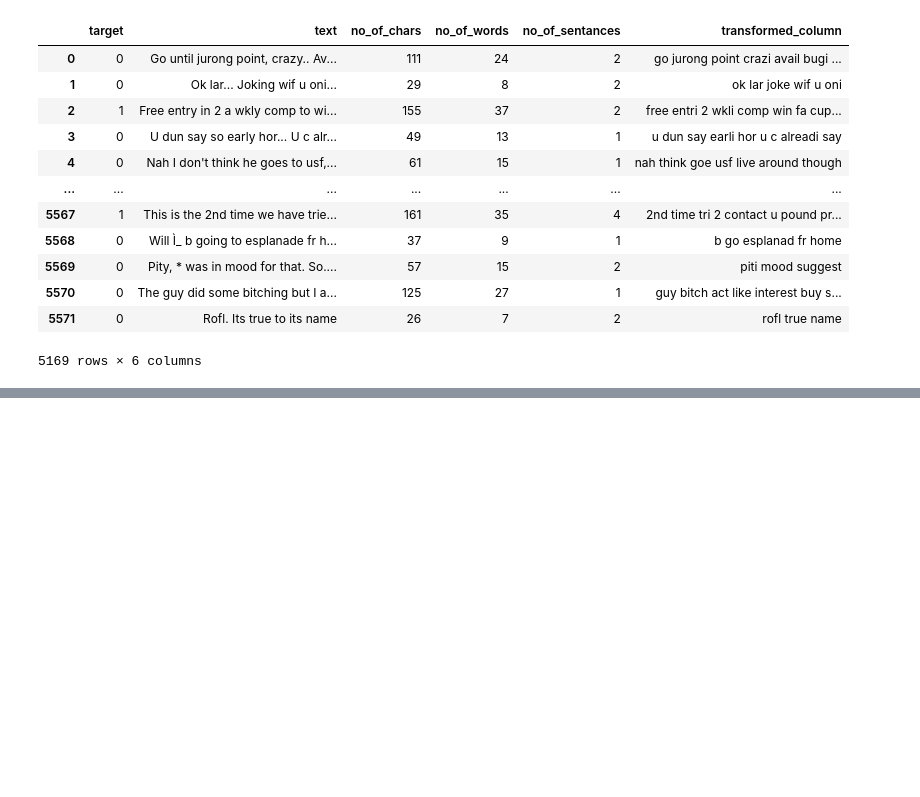
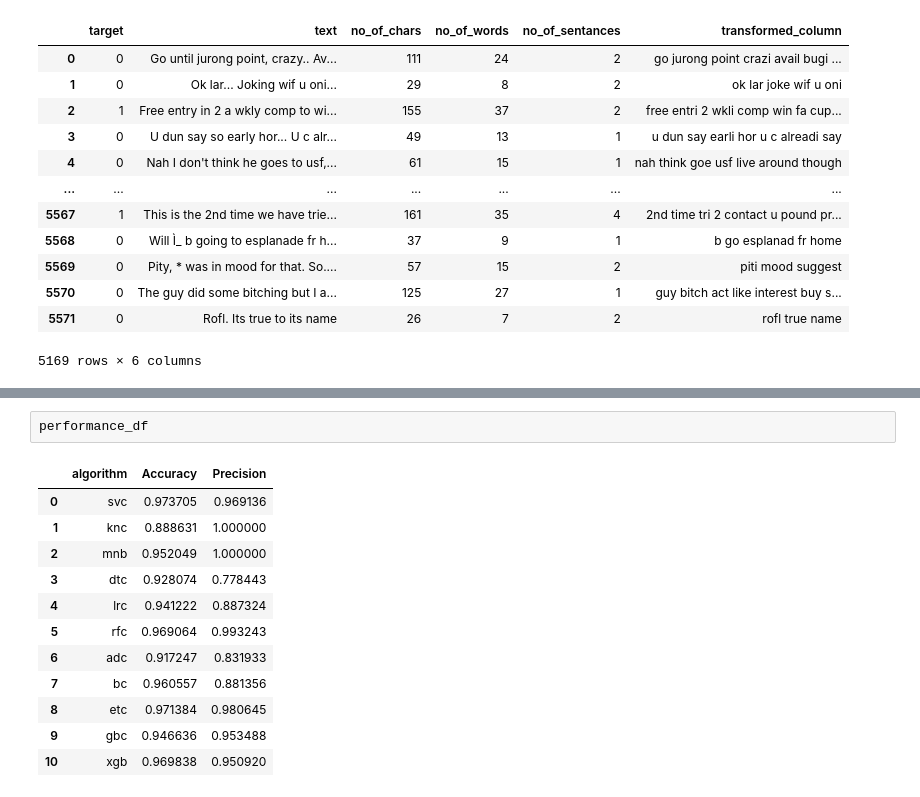
Before and after one commit to HarshXtech/real-world-machine-learning-project, a Jupyter notebook: spam-email-classifier/sms spam classifier.ipynb, the cells around one changed output, grey strips where cells are left out. Saved outputs shown, nothing was run; the diff lists cells and outputs as text; blank space fills up the shorter version.

```diff
--- a/spam-email-classifier/sms spam classifier.ipynb
+++ b/spam-email-classifier/sms spam classifier.ipynb
@@ -329,0 +482,15 @@ df
+# %%
+performance_df
+# %% [output]
+|  | algorithm | Accuracy | Precision |
+| 0 | svc | 0.973705 | 0.969136 |
+| 1 | knc | 0.888631 | 1.000000 |
+| 2 | mnb | 0.952049 | 1.000000 |
+| 3 | dtc | 0.928074 | 0.778443 |
+| 4 | lrc | 0.941222 | 0.887324 |
+| 5 | rfc | 0.969064 | 0.993243 |
+| 6 | adc | 0.917247 | 0.831933 |
+| 7 | bc | 0.960557 | 0.881356 |
+| 8 | etc | 0.971384 | 0.980645 |
+| 9 | gbc | 0.946636 | 0.953488 |
+| 10 | xgb | 0.969838 | 0.950920 |
```
Also changed, not shown: parts of 26 cells of this notebook.
